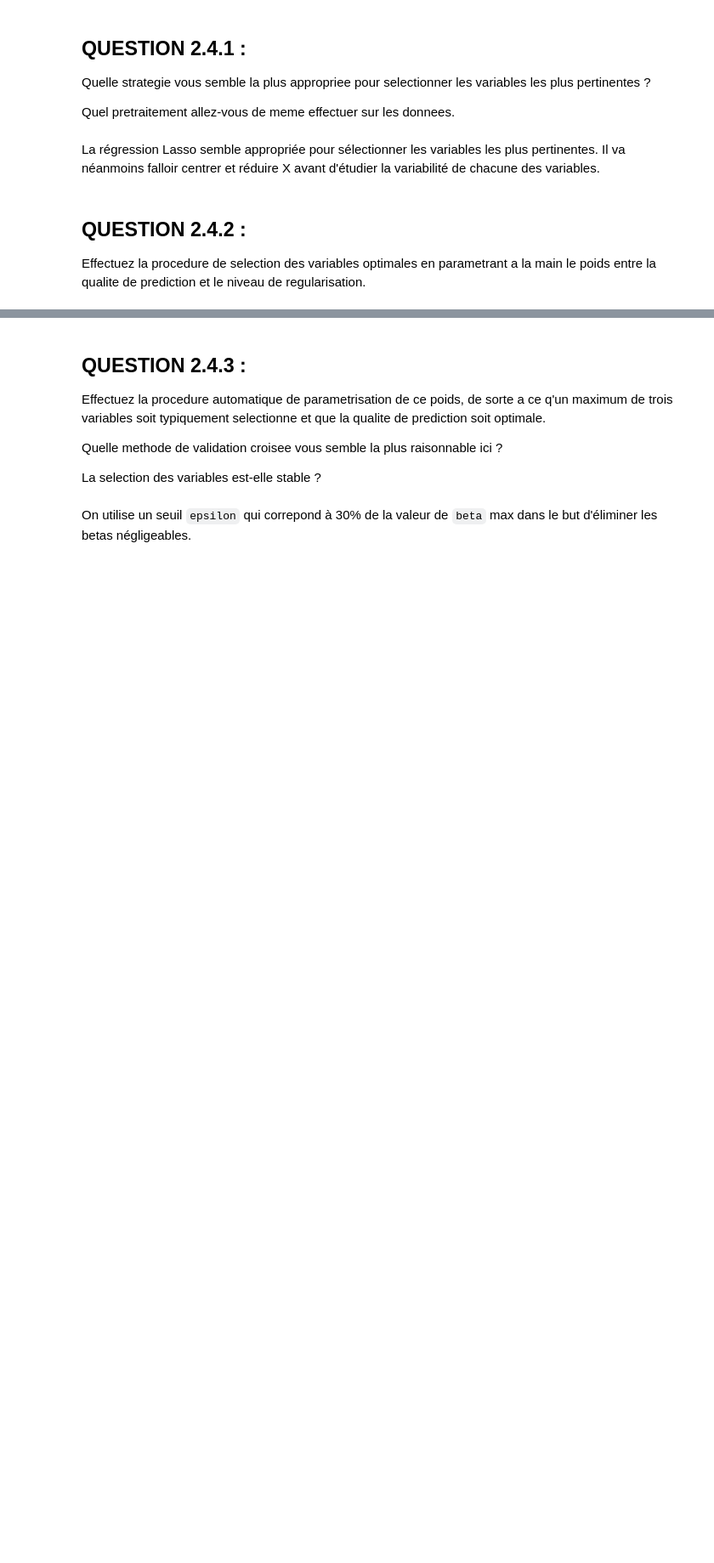
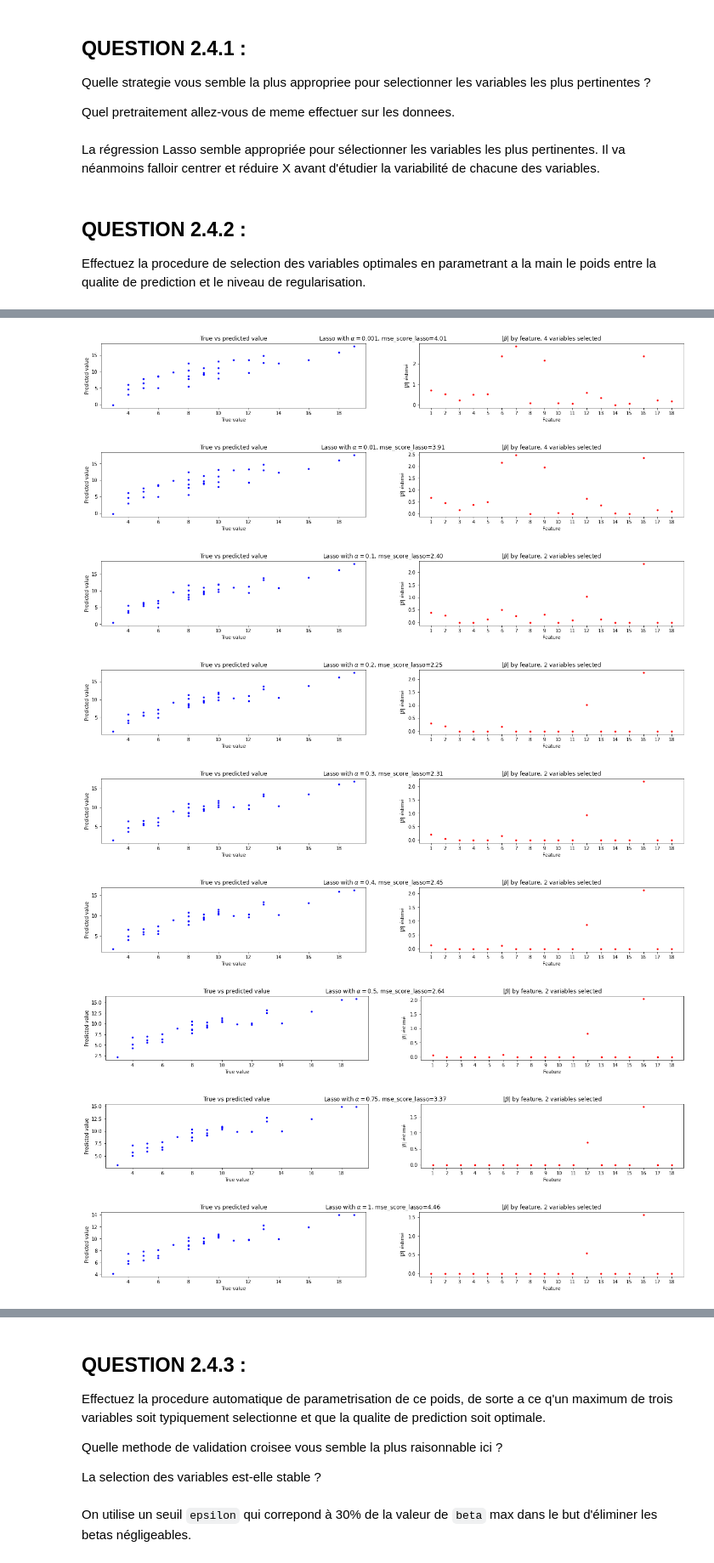
Before and after one commit to LudovicSterlin/ssd-aml-modele-lineaire, a Jupyter notebook: TPnote_ModeleLineaire/Examen_ModeleLineaire_2020.ipynb, the cells around one changed output, grey strips where cells are left out. Shown at 85% size. Saved outputs shown, nothing was run; the diff lists cells and outputs as text; code cells hidden in the pictures; blank space fills up the shorter version.

```diff
--- a/TPnote_ModeleLineaire/Examen_ModeleLineaire_2020.ipynb
+++ b/TPnote_ModeleLineaire/Examen_ModeleLineaire_2020.ipynb
@@ -491,0 +472,40 @@ for alpha in alphas:
+# %%
+def plot_lasso(y_test, y_pred, mse_score_lasso, alpha, betas, figsize=(22,2.5)):
+    nb_selected_var = nb_betas_selected(betas, 0.3)
+    fig, ax = plt.subplots(1, 2, figsize=figsize)
+    fig.suptitle(f"Lasso with $\\alpha={alpha}$, {mse_score_lasso=:.2f}")
+    ax[0].plot(y_test, y_pred, 'b.')
+    ax[0].set_xlabel('True value')
+    ax[0].set_ylabel('Predicted value')
+    ax[0].set_title(f"True vs predicted value")
+
+    ax[1].plot(range(1, len(betas)+1), [abs(b) for b in betas], 'r.')
+    ax[1].set_ylabel('$|\\beta|$ éstimé')
+    ax[1].set_xlabel('Feature')
+    ax[1].set_xticks(range(1, len(betas)+1))
+    ax[1].set_title(f"$|\\beta|$ by feature, {nb_selected_var} variables selected")
+# %%
+X_train, X_test, y_train, y_test = train_test_split(X, Y, train_size=0.5) # On coupe en 2 les données de test et apprentissage
+
+alphas = [0.001, 0.01, 0.1, 0.2, 0.3, 0.4, 0.5, 0.75, 1]
+mse_scores_lasso = np.zeros(len(alphas))
+nb_selected_vars = np.zeros(len(alphas))
+
+for index, alpha in enumerate(alphas):
+    lasso_regressor , mse_score_lasso, y_pred_lasso = lasso_and_mse(alpha, X_train, X_test, y_train, y_test)
+    mse_scores_lasso[index] = mse_score_lasso
+
+    betas = lasso_regressor.coef_
+    nb_selected_vars[index] = nb_betas_selected(betas, 0.3)
+
+    plot_lasso(y_test, y_pred_lasso, mse_score_lasso, alpha, betas, figsize)
+# %% [output]
+[figure, added]
+[figure, added]
+[figure, added]
+[figure, added]
+[figure, added]
+[figure, added]
+[figure, added]
+[figure, added]
+[figure, added]
```
Also changed, not shown: parts of 23 cells of this notebook.
